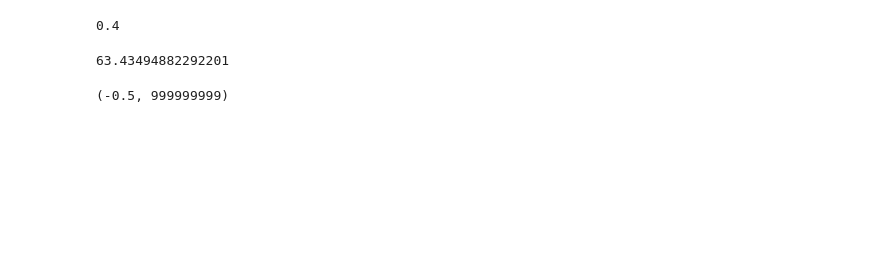
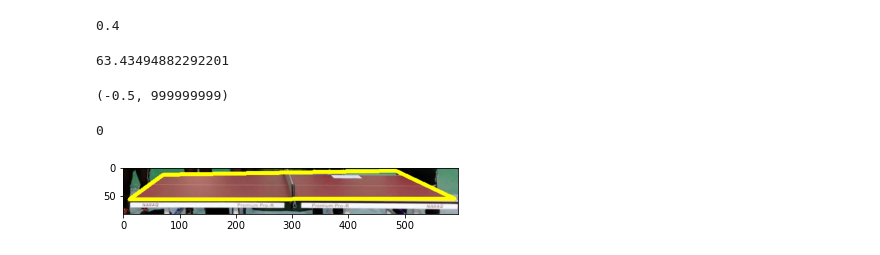
Before and after one commit to AlbertMarquillas/TFM, a Jupyter notebook: Pixel_Metro.ipynb, the cells around one changed output. Drawn from its saved outputs; the diff is of its cells as text; code cells hidden in the pictures; blank space fills up the shorter version.

```diff
--- a/Pixel_Metro.ipynb
+++ b/Pixel_Metro.ipynb
@@ -173,3 +206,8 @@ a,b,c,d = getRectangle(img,lines)
 # c d = 2.74
 # a c = 1.525
 # b d = 1.525
+# %%
+l1 = a+b
+l2 = c+d
+l3 = a+c
+l4 = b+d
@@ -288,8 +345,18 @@ def getMeters(p1,p2,l1,l2,l3,l4):
     l3: recta lateral de mesa
     l4: recta otro lateral de mesa
     """
-    # Det paralelismo entre l1 y l2
+    if p1 == p2:
+        return 0
+
+    x1,y1,x2,y2 = l1
+    a1,b1,a2,b2 = l2
+    m1 = (y2 - y1)/(x2 - x1)
+    m2 = (b2 - b1)/(a2 - a1)
+
     paralel = True
+    if (m1/m2) > 0.1:
+        paralel = False
+
     if paralel == True:
         pmx = getPixelMeterX(p1,l1,l2)
         pmy,pf = getPixelMeterY(p2,l1,l2,l3,l4)
@@ -297,13 +364,13 @@ def getMeters(p1,p2,l1,l2,l3,l4):
         pmx,pfx = getPixelMeterY(p1,l3,l4,l1,l2,horitzontal=True,paralel=False)
         pmy,pf = getPixelMeterY(p2,l1,l2,l3,l4,paralel=False)
 
-    x1,y1,x2,y2 = l1
-    m = (y2 - y1)/(x2 - x1)
-    n = p1y - (p1x * m)
+    #x1,y1,x2,y2 = l1
+    #m = (y2 - y1)/(x2 - x1)
+    p1x,p1y = p1
+    n = p1y - (p1x * m1)
 
-    p1x,p1y = p1
     if paralel == True:
-        lp1 = [p1x,p1y,p1x+50,(m*(p1x+50))+n]
+        lp1 = [p1x,p1y,p1x+50,(m1*(p1x+50))+n]
     else:
         lp1 = [pfx[0],pfx[1],p1x,p1y]
 
@@ -337,3 +404,18 @@ getAngleRect([0,1,2,-1],[1,0,2,3])
 getPointSec([0,1,1,2],[0,2,1,3])
 # %% [output]
 (-0.5, 999999999)
+# %%
+img = cv2.imread("./taula4.JPG")
+lines = getLines(img)
+a,b,c,d = getRectangle(img,lines)
+# Obtener escala x y y
+x = 350
+y = 400
+l1,l2,l3,l4 = scalePoints(x,y,a,b,c,d)
+# Obtener punto origne y punto destino
+p1 = (100, 300)
+p2 = (100, 300)
+getMeters(p1,p2,l1,l2,l3,l4)
+# %% [output]
+0
+[figure, added]
```
Also changed, not shown: parts of 4 cells of this notebook.
